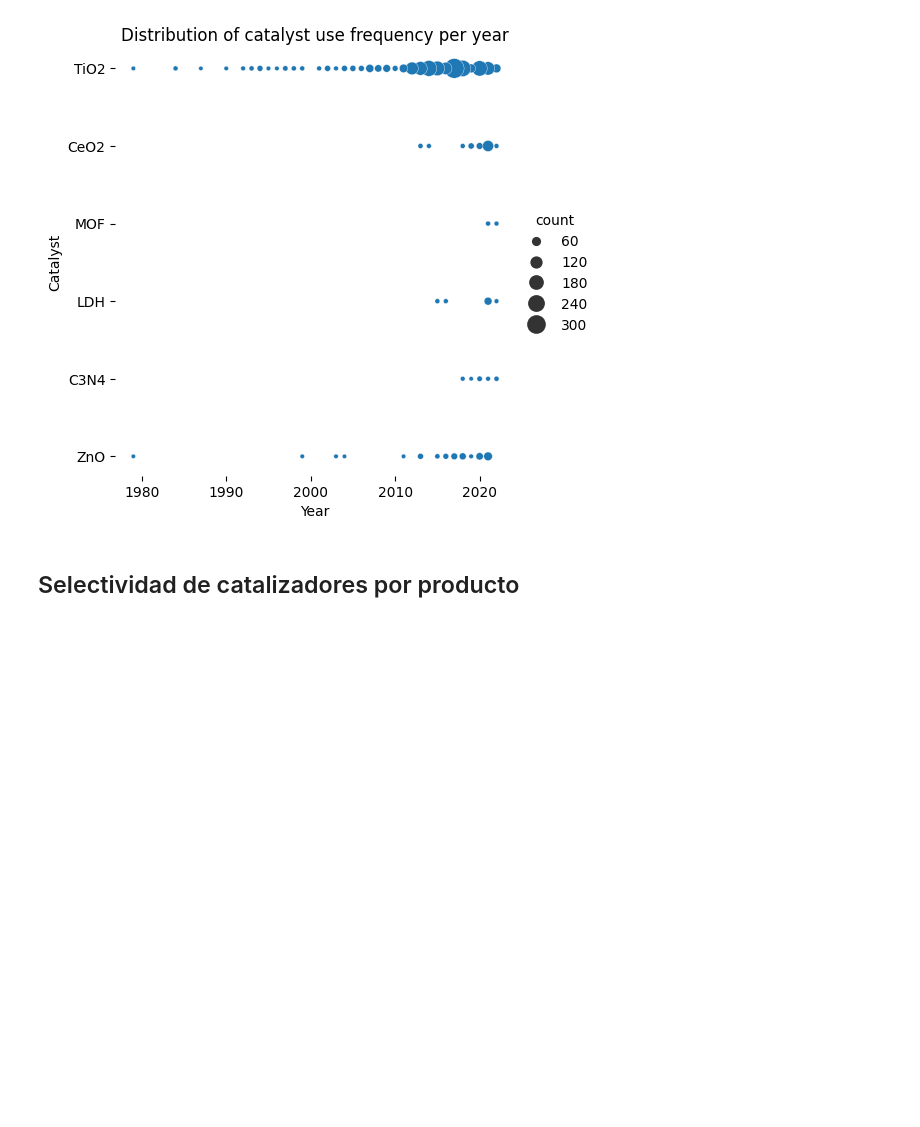
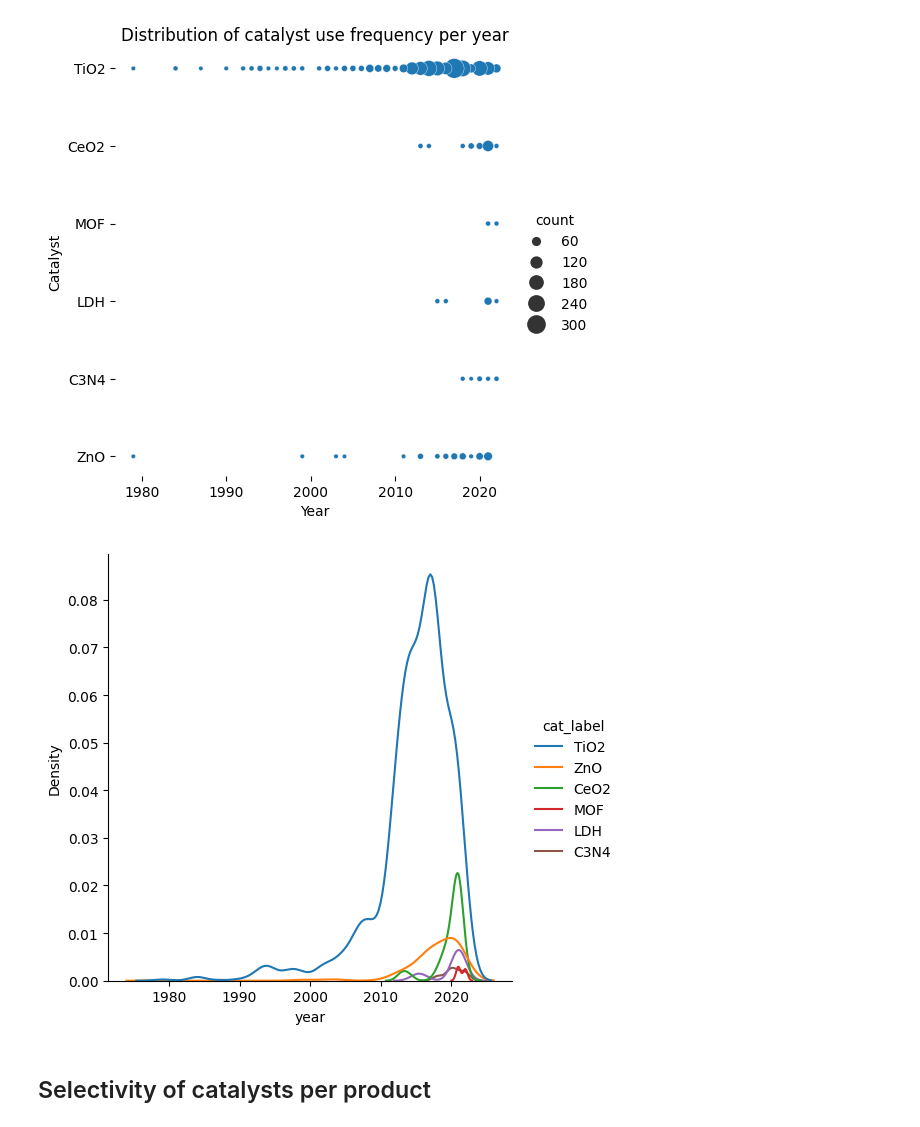
Before and after one commit to SolarChem/solarchem-kg, a Jupyter notebook: notebooks/queries-and-figures.ipynb, the cells around one changed output. Cells and saved outputs as stored; diff of their text form; code cells hidden in the pictures; blank space fills up the shorter version.

```diff
--- a/notebooks/queries-and-figures.ipynb
+++ b/notebooks/queries-and-figures.ipynb
@@ -226,8 +285,31 @@ g.despine(left=True, bottom=True)
 # %% [output]
 <seaborn.axisgrid.FacetGrid at 0x...>
 [figure]
+# %%
+query = prefixes + """
+    SELECT ?year ?cat_label
+    WHERE {
+        ?article a schema:ScholarlyArticle ;
+            schema:datePublished ?year ;
+            solar:hasExperimentExecution ?expexec .
+       ?expexec prov:used ?input .
+       ?input solar:hasRole solar:Catalyst ;
+            rdfs:label ?cat_label .
+        VALUES ?cat_label { 'TiO2' 'ZnO' 'CeO2' 'MOF' 'LDH' 'C3N4' }
+    }
+"""
+
+q_res = run_query_csv(query)
+
+g = sns.displot(data=q_res,
+                     hue='cat_label',
+                     x='year',
+                     kind='kde',
+                     )
+# %% [output]
+[figure, added]
 # %% [markdown]
-## Selectividad de catalizadores por producto
+## Selectivity of catalysts per product
 # %%
 query = prefixes + """
     SELECT ?cat_label ?product_label ?sel_percent
```
Also changed, not shown: parts of 7 cells of this notebook.
